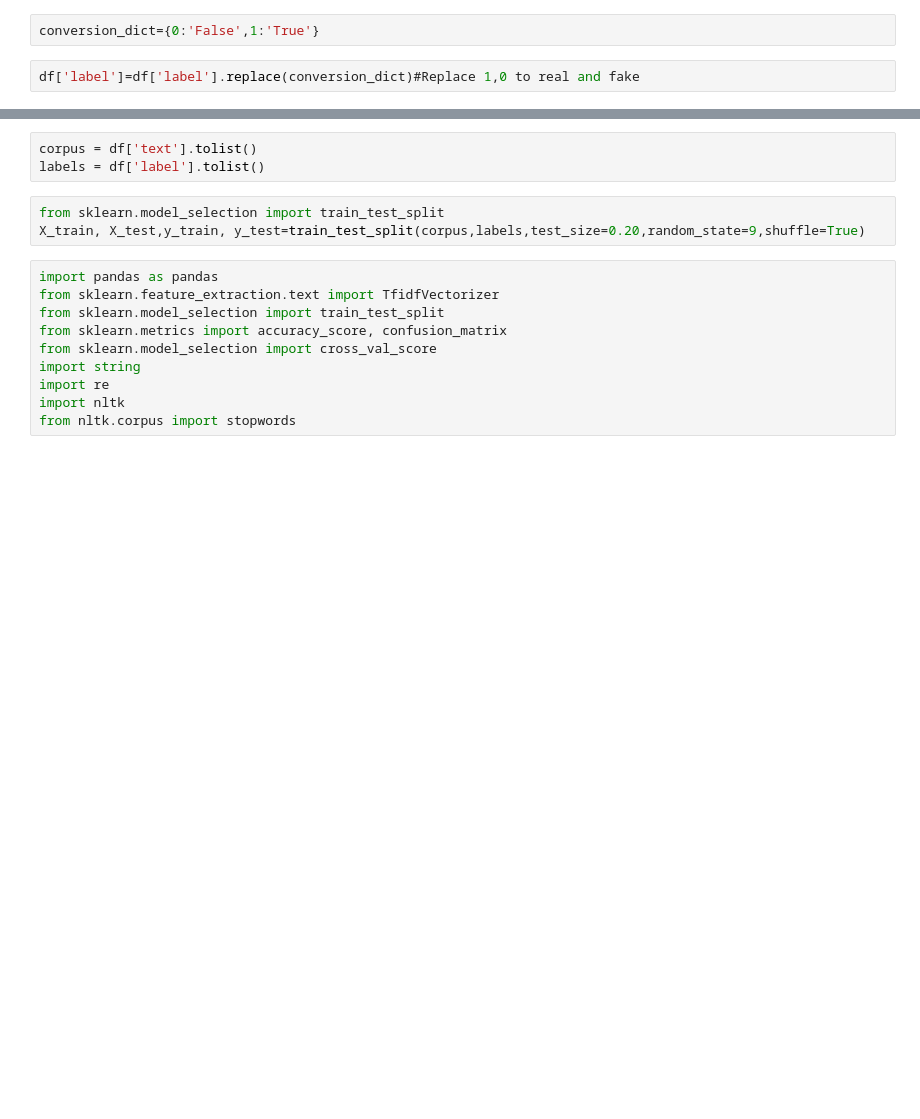
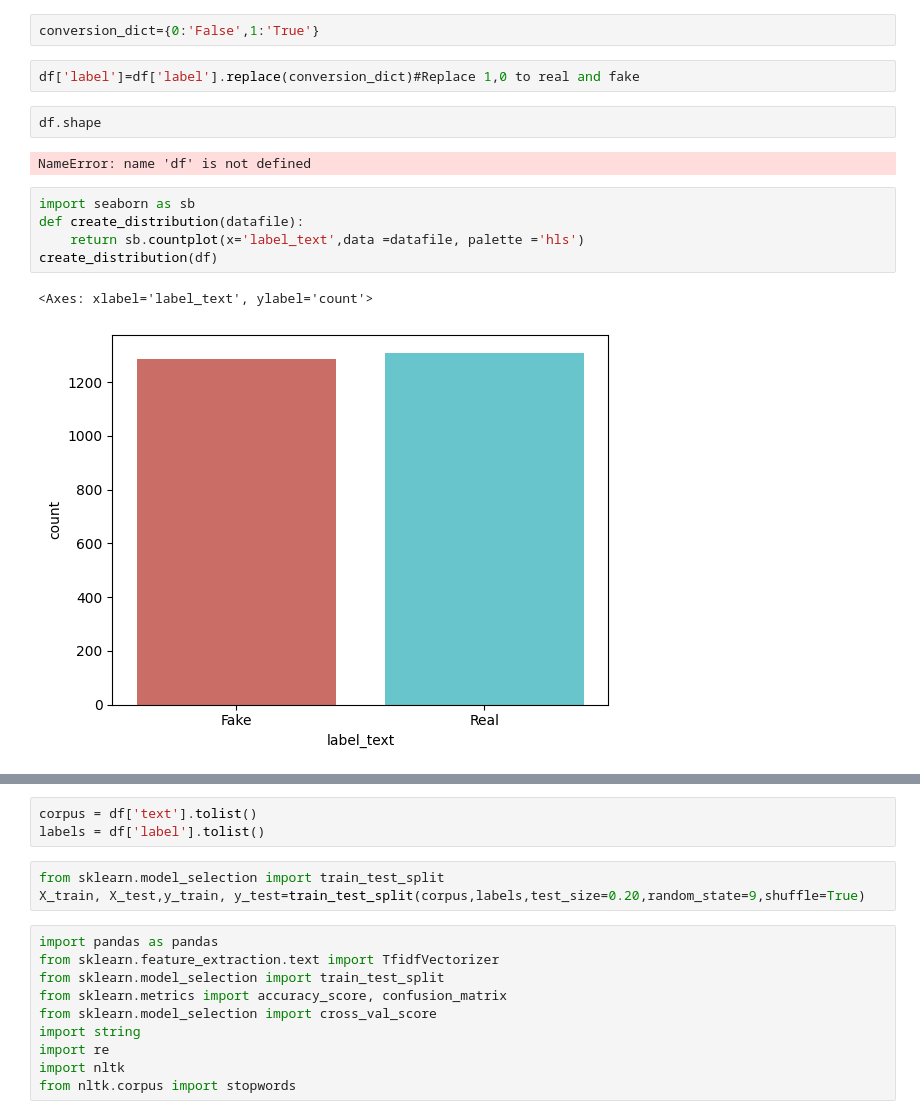
Before and after one commit to ThiyagarajahRajitha/Fake-News-Detection-Project, a Jupyter notebook: FYP -ML/Other files/Untitled2.ipynb, the cells around one changed output, grey strips where cells are left out. Saved outputs shown, nothing was run; the diff lists cells and outputs as text; blank space fills up the shorter version.

```diff
--- a/FYP -ML/Other files/Untitled2.ipynb
+++ b/FYP -ML/Other files/Untitled2.ipynb
@@ -5,3 +9,15 @@ df=pandas.read_csv('Final13022.csv',encoding='windows-1252')
 conversion_dict={0:'False',1:'True'}
 # %%
 df['label']=df['label'].replace(conversion_dict)#Replace 1,0 to real and fake
+# %%
+df.shape
+# %% [output]
+NameError: name 'df' is not defined
+# %%
+import seaborn as sb
+def create_distribution(datafile):
+    return sb.countplot(x='label_text',data =datafile, palette ='hls')
+create_distribution(df)
+# %% [output]
+<Axes: xlabel='label_text', ylabel='count'>
+[figure, added]
```
Also changed, not shown: parts of 8 cells of this notebook, 21 other files.
